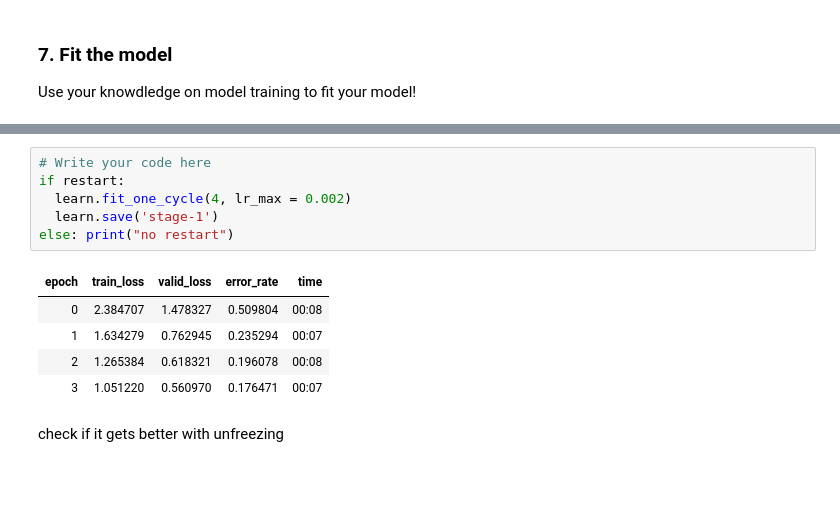
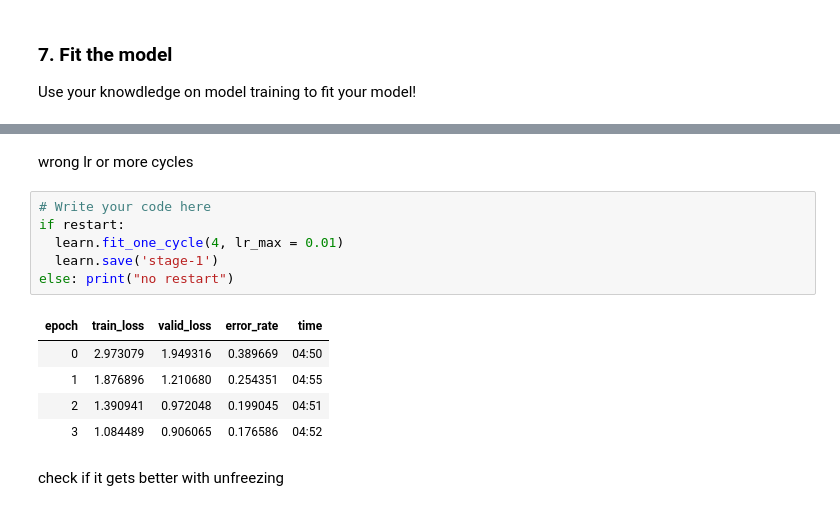
Before and after one commit to pds2021/a5-nicoelbert, a Jupyter notebook: Assignment_5.ipynb, the cells around one changed output, grey strips where cells are left out. Cells and saved outputs as stored; diff of their text form; blank space fills up the shorter version.

Commit message:
first training: wrong lr or more cycles

```diff
--- a/Assignment_5.ipynb
+++ b/Assignment_5.ipynb
@@ -330,15 +332,17 @@ Use your knowdledge on model training to fit your model!
+# %% [markdown]
+wrong lr or more cycles
 # %%
 # Write your code here
 if restart:
-  learn.fit_one_cycle(4, lr_max = 0.002)
+  learn.fit_one_cycle(4, lr_max = 0.01)
   learn.save('stage-1')
 else: print("no restart")
 # %% [output]
 | epoch | train_loss | valid_loss | error_rate | time |
-| 0 | 2.384707 | 1.478327 | 0.509804 | 00:08 |
-| 1 | 1.634279 | 0.762945 | 0.235294 | 00:07 |
-| 2 | 1.265384 | 0.618321 | 0.196078 | 00:08 |
-| 3 | 1.051220 | 0.560970 | 0.176471 | 00:07 |
+| 0 | 2.973079 | 1.949316 | 0.389669 | 04:50 |
+| 1 | 1.876896 | 1.210680 | 0.254351 | 04:55 |
+| 2 | 1.390941 | 0.972048 | 0.199045 | 04:51 |
+| 3 | 1.084489 | 0.906065 | 0.176586 | 04:52 |
 # %% [markdown]
 check if it gets better with unfreezing
 # %%
```
Also changed, not shown: parts of 8 cells of this notebook.
